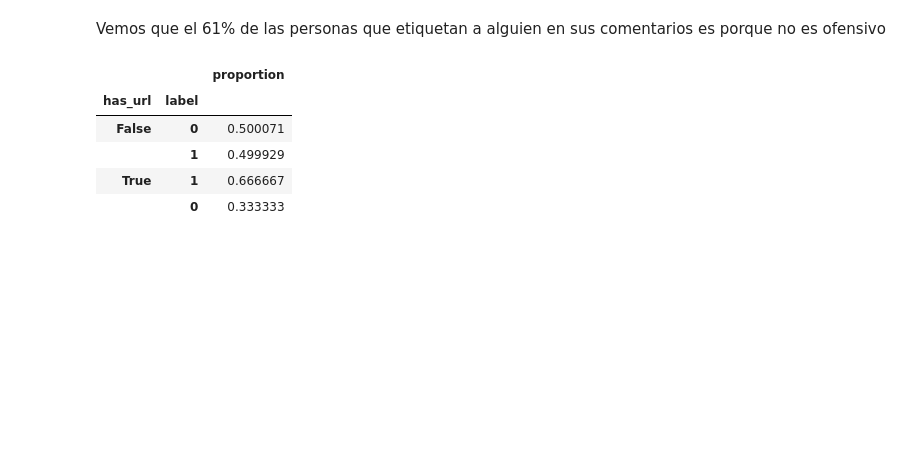
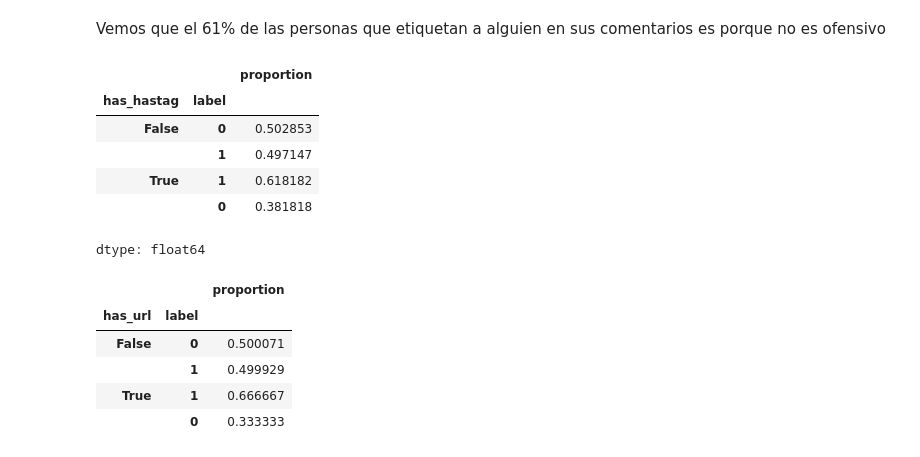
Before and after one commit to franfgv9/Milestone_1_PLN, a Jupyter notebook: Tarea_1_proyecto_PLN.ipynb, the cells around one changed output. Cells and saved outputs as stored; diff of their text form; code cells hidden in the pictures; blank space fills up the shorter version.

```diff
--- a/Tarea_1_proyecto_PLN.ipynb
+++ b/Tarea_1_proyecto_PLN.ipynb
@@ -173,6 +173,18 @@ df.groupby('has_mention')['label'].value_counts(normalize=True)
 dtype: float64
 # %% [markdown]
 Vemos que el 61% de las personas que etiquetan a alguien en sus comentarios es porque no es ofensivo
+# %%
+# Presencia de hastags (#)
+df['has_hastag'] = df['text'].str.contains('#')
+df.groupby('has_hastag')['label'].value_counts(normalize=True)
+# %% [output]
+|  |  | proportion |
+| has_hastag | label |  |
+| False | 0 | 0.502853 |
+|  | 1 | 0.497147 |
+| True | 1 | 0.618182 |
+|  | 0 | 0.381818 |
+dtype: float64
 # %%
 # Presencia de URLs
 df['has_url'] = df['text'].str.contains(r'http|www', case=False)
```
Also changed, not shown: parts of 22 cells of this notebook.
